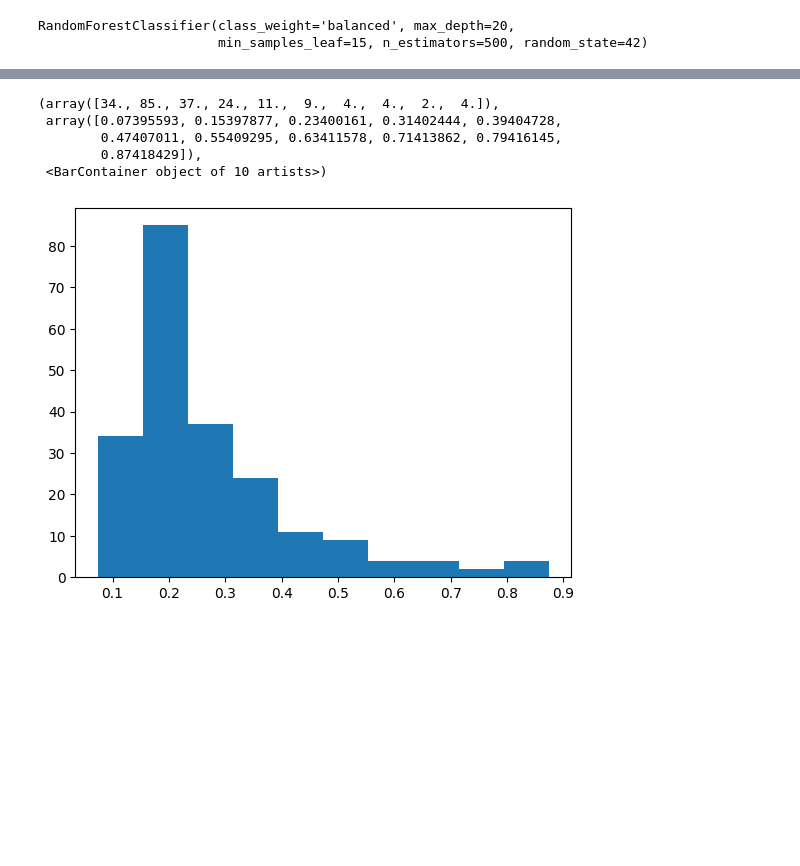
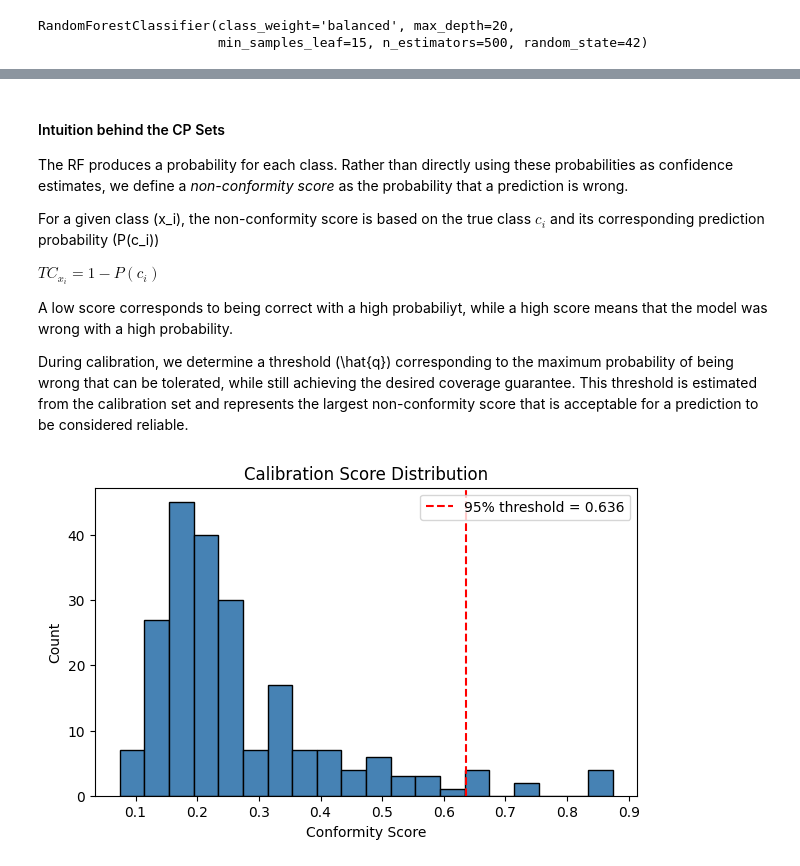
Before and after one commit to volkamerlab/Trustworthy_ML_Workshop, a Jupyter notebook: notebooks/inductive_CP.ipynb, the cells around one changed output, grey strips where cells are left out. Saved outputs shown, nothing was run; the diff lists cells and outputs as text; code cells hidden in the pictures; blank space fills up the shorter version.

```diff
--- a/notebooks/inductive_CP.ipynb
+++ b/notebooks/inductive_CP.ipynb
@@ -70,15 +163,43 @@ RandomForestClassifier(class_weight='balanced', max_depth=20,
+# %% [markdown]
+#### Intuition behind the CP Sets
+
+The RF produces a probability for each class. Rather than directly using these probabilities as confidence estimates, we define a *non-conformity score* as the probability that a prediction is wrong.
+
+For a given class \(x_i\), the non-conformity score is based on the true class $c_i$ and its corresponding prediction probability \(P(c_i)\)
+
+$TC_{x_i} = 1 - P(c_i)$
+
+
+A low score corresponds to being correct with a high probabiliyt, while a high score means that the model was wrong with a high probability.
+
+During calibration, we determine a threshold \(\hat{q}\) corresponding to the maximum probability of being wrong that can be tolerated, while still achieving the desired coverage guarantee. This threshold is estimated from the calibration set and represents the largest non-conformity score that is acceptable for a prediction to be considered reliable.
 # %%
-minimal_certainty = 0.9
+minimal_certainty = 0.95
 true_class_scores = get_pred_score_true_class(estimator=rfc, X=X_cal, y=y_cal.values, minimal_certainty=minimal_certainty, class_names=[0,1])
-# %%
-plt.hist(true_class_scores)
-# %% [output]
-(array([34., 85., 37., 24., 11.,  9.,  4.,  4.,  2.,  4.]),
- array([0.07395593, 0.15397877, 0.23400161, 0.31402444, 0.39404728,
-        0.47407011, 0.55409295, 0.63411578, 0.71413862, 0.79416145,
-        0.87418429]),
- <BarContainer object of 10 artists>)
-[figure, old version]
 # %%
 n = len(cal_compounds)
 q_class = np.quantile(true_class_scores, math.ceil((n+1)*minimal_certainty)/n)
+# %%
+plt.figure(figsize=(7,4))
+
+plt.hist(
+    true_class_scores,
+    bins=20,
+    color="steelblue",
+    edgecolor="black"
+)
+
+plt.axvline(
+    q_class,
+    color="red",
+    linestyle="--",
+    label=f"95% threshold = {q_class:.3f}"
+)
+
+plt.xlabel("Conformity Score")
+plt.ylabel("Count")
+plt.title("Calibration Score Distribution")
+plt.legend()
+plt.show()
+# %% [output]
+[figure, new version]
```
Also changed, not shown: parts of 15 cells of this notebook, 1 other file.
